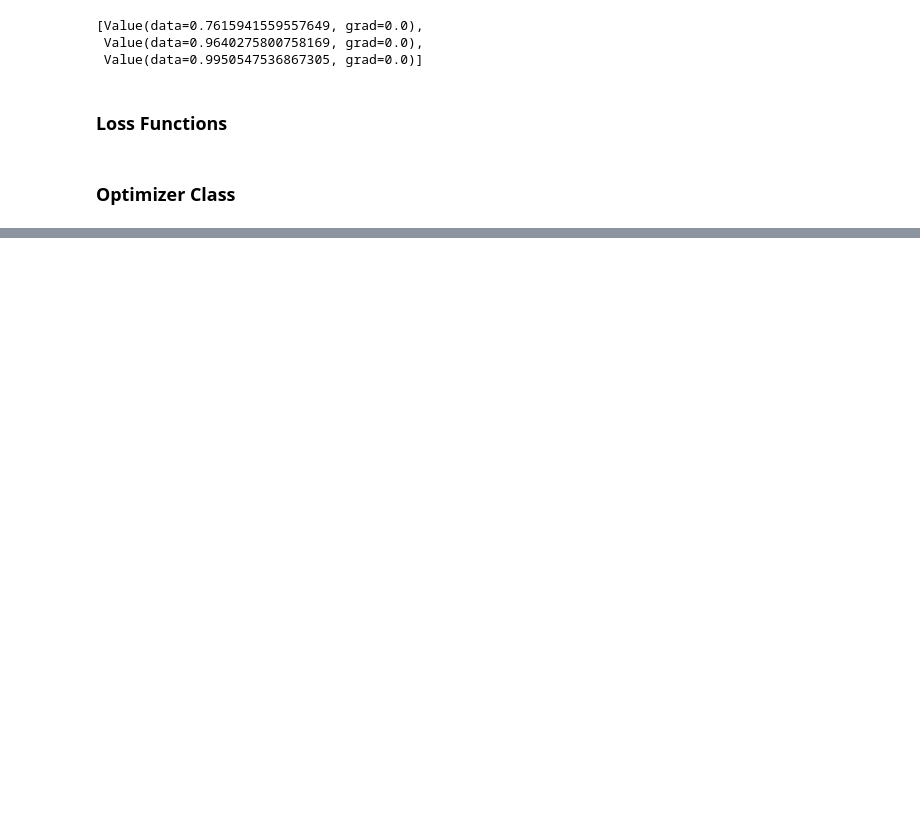
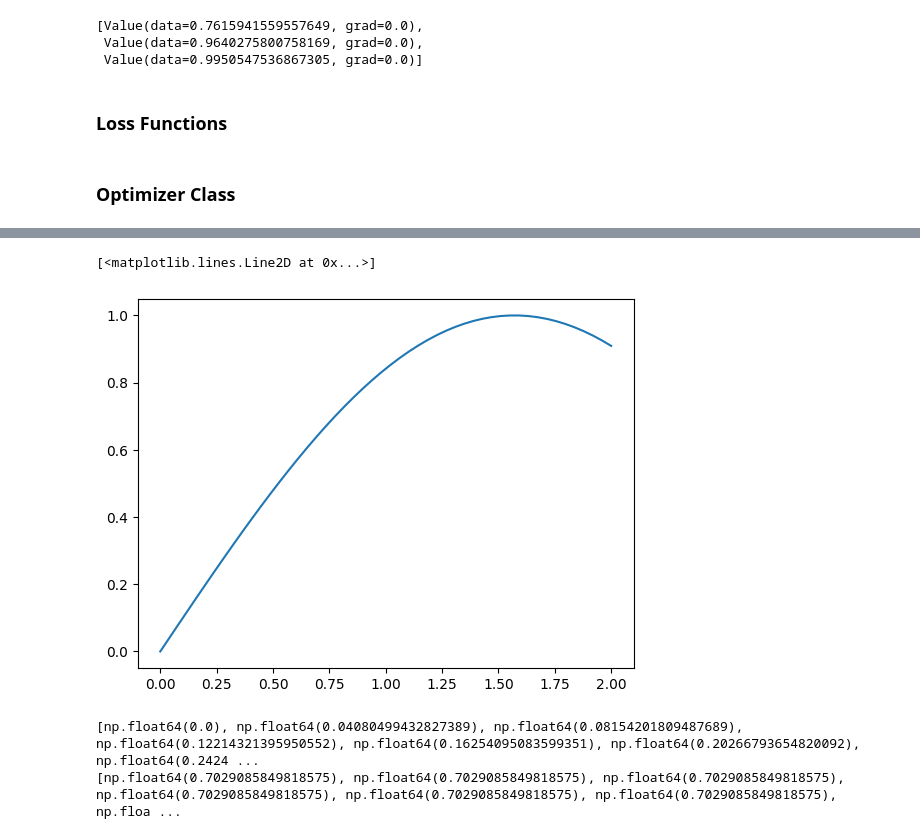
Before and after one commit to sly-sloth/micrograd-II, a Jupyter notebook: micrograd/nb.ipynb, the cells around one changed output, grey strips where cells are left out. Saved outputs shown, nothing was run; the diff lists cells and outputs as text; code cells hidden in the pictures; blank space fills up the shorter version.

```diff
--- a/micrograd/nb.ipynb
+++ b/micrograd/nb.ipynb
@@ -500,0 +577,3 @@ Value(data=-1.521602378035409, grad=0.0)
+# %%
+X = [Value(i) for i in X]
+X[0]
@@ -500,0 +582,3 @@ Value(data=-1.521602378035409, grad=0.0)
+# %%
+y = [Value(i) for i in y]
+y[6]
@@ -500,0 +642,11 @@ Value(data=-1.521602378035409, grad=0.0)
+# %%
+plt.plot([i.data for i in X], [i.data for i in y])
+# %% [output]
+[<matplotlib.lines.Line2D at 0x...>]
+[figure, added]
+# %%
+print([i.data for i in y[:25]])
+print([i.data for i in y_pred[:25]])
+# %% [output]
+[np.float64(0.0), np.float64(0.04080499432827389), np.float64(0.08154201809487689), np.float64(0.12214321395950552), np.float64(0.16254095083599351), np.float64(0.20266793654820092), np.float64(0.2424 ...
+[np.float64(0.7029085849818575), np.float64(0.7029085849818575), np.float64(0.7029085849818575), np.float64(0.7029085849818575), np.float64(0.7029085849818575), np.float64(0.7029085849818575), np.floa ...
```
Also changed, not shown: parts of 45 cells of this notebook, 11 other files.
